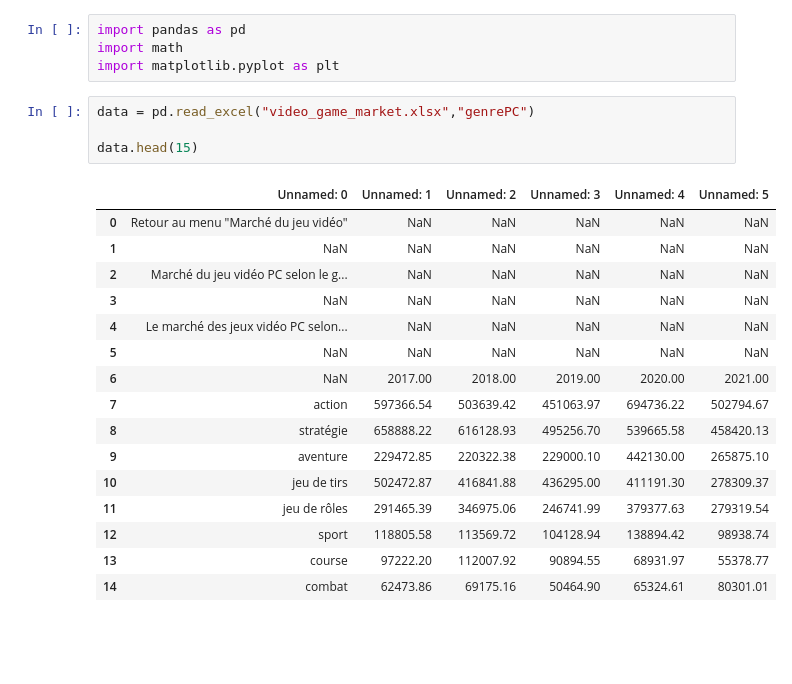
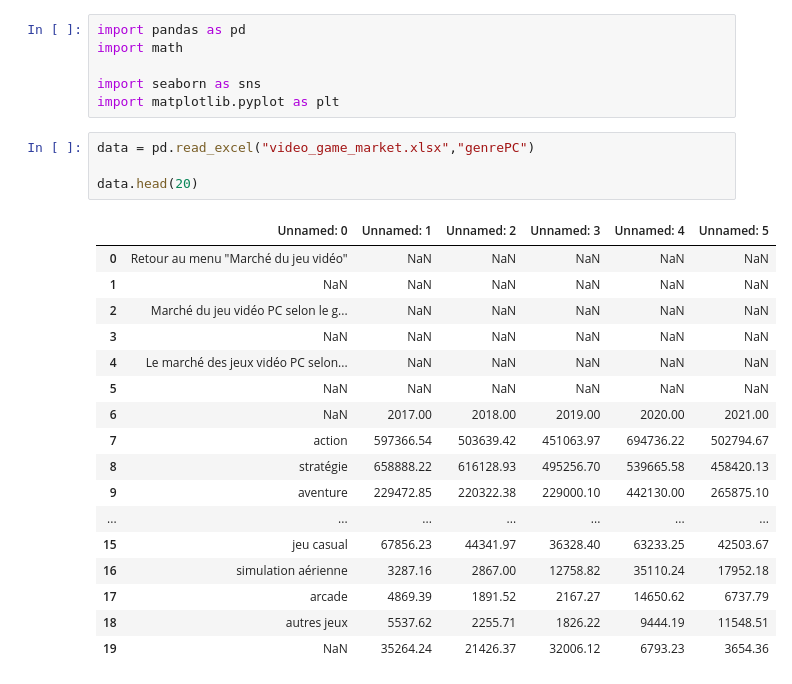
Before and after one commit to Gigique/Climat_Change, a Jupyter notebook: Video_Games_Market.ipynb, the cells around one changed output. Drawn from its saved outputs; the diff is of its cells as text; blank space fills up the shorter version.

```diff
--- a/Video_Games_Market.ipynb
+++ b/Video_Games_Market.ipynb
@@ -1,28 +1,31 @@
 # %%
 import pandas as pd
 import math
+
+import seaborn as sns
 import matplotlib.pyplot as plt
 # %%
 data = pd.read_excel("video_game_market.xlsx","genrePC")
 
-data.head(15)
+data.head(20)
 # %% [output]
 |  | Unnamed: 0 | Unnamed: 1 | Unnamed: 2 | Unnamed: 3 | Unnamed: 4 | Unnamed: 5 |
 | 0 | Retour au menu "Marché du jeu vidéo" | NaN | NaN | NaN | NaN | NaN |
 | 1 | NaN | NaN | NaN | NaN | NaN | NaN |
 | 2 | Marché du jeu vidéo PC selon le g... | NaN | NaN | NaN | NaN | NaN |
 | 3 | NaN | NaN | NaN | NaN | NaN | NaN |
 | 4 | Le marché des jeux vidéo PC selon... | NaN | NaN | NaN | NaN | NaN |
 | 5 | NaN | NaN | NaN | NaN | NaN | NaN |
 | 6 | NaN | 2017.00 | 2018.00 | 2019.00 | 2020.00 | 2021.00 |
 | 7 | action | 597366.54 | 503639.42 | 451063.97 | 694736.22 | 502794.67 |
 | 8 | stratégie | 658888.22 | 616128.93 | 495256.70 | 539665.58 | 458420.13 |
 | 9 | aventure | 229472.85 | 220322.38 | 229000.10 | 442130.00 | 265875.10 |
-| 10 | jeu de tirs | 502472.87 | 416841.88 | 436295.00 | 411191.30 | 278309.37 |
-| 11 | jeu de rôles | 291465.39 | 346975.06 | 246741.99 | 379377.63 | 279319.54 |
-| 12 | sport | 118805.58 | 113569.72 | 104128.94 | 138894.42 | 98938.74 |
-| 13 | course | 97222.20 | 112007.92 | 90894.55 | 68931.97 | 55378.77 |
-| 14 | combat | 62473.86 | 69175.16 | 50464.90 | 65324.61 | 80301.01 |
+| ... | ... | ... | ... | ... | ... | ... |
+| 15 | jeu casual | 67856.23 | 44341.97 | 36328.40 | 63233.25 | 42503.67 |
+| 16 | simulation aérienne | 3287.16 | 2867.00 | 12758.82 | 35110.24 | 17952.18 |
+| 17 | arcade | 4869.39 | 1891.52 | 2167.27 | 14650.62 | 6737.79 |
+| 18 | autres jeux | 5537.62 | 2255.71 | 1826.22 | 9444.19 | 11548.51 |
+| 19 | NaN | 35264.24 | 21426.37 | 32006.12 | 6793.23 | 3654.36 |
 # %%
 data_clean = data.dropna(axis = 0, how = 'all')
 data_clean = data_clean.dropna(axis = 0,thresh=5)
```
Also changed, not shown: parts of 5 cells of this notebook.
